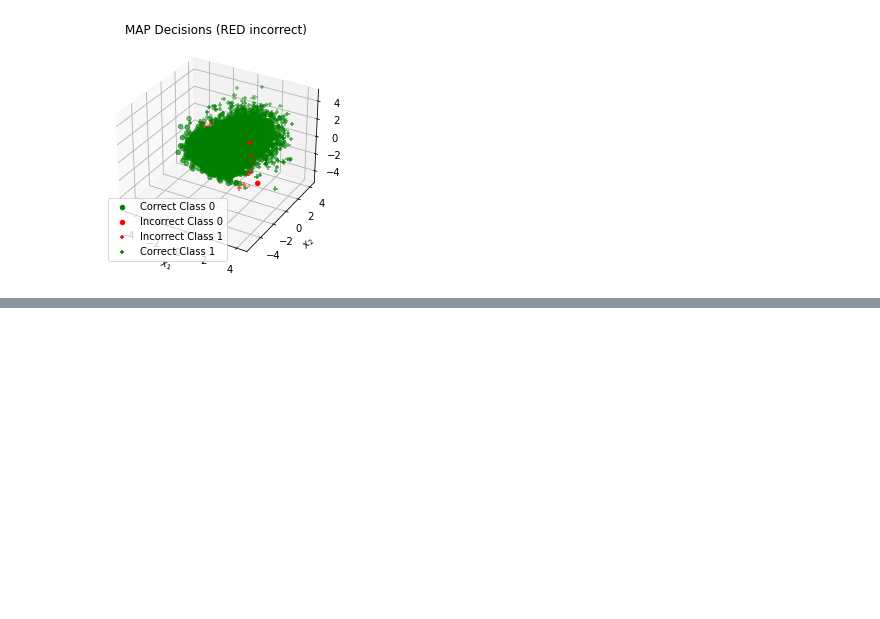
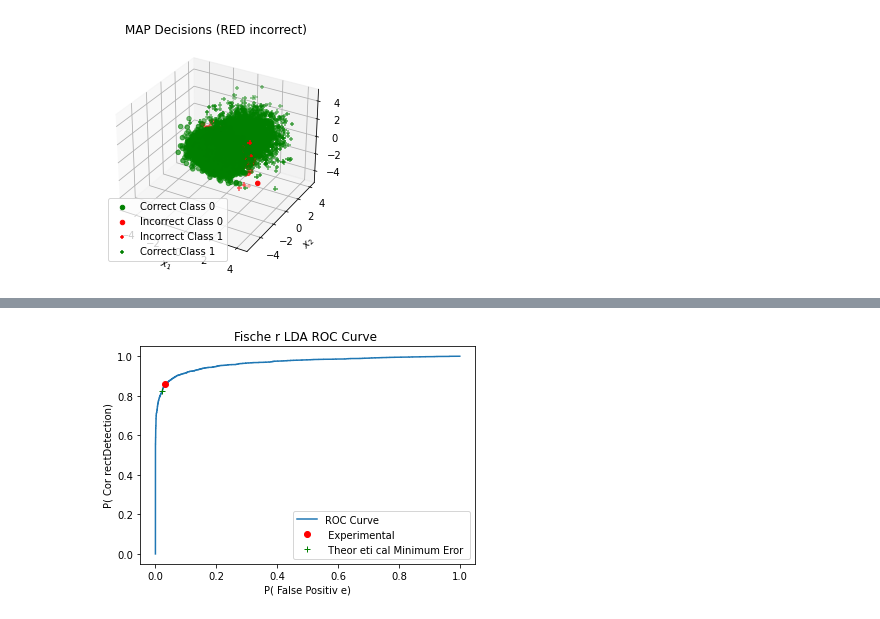
Before and after one commit to meuliano/EECE5644, a Jupyter notebook: HW1/hw1_1.ipynb, the cells around one changed output, grey strips where cells are left out. Drawn from its saved outputs; the diff is of its cells as text; code cells hidden in the pictures; blank space fills up the shorter version.

```diff
--- a/HW1/hw1_1.ipynb
+++ b/HW1/hw1_1.ipynb
@@ -358 +379,78 @@ Smallest P(error) for ERM = 0.05826969545758562
 Smallest P(error) for LDA = 0.06610000000000002
+# %%
+# Simple Function to get average of a list
+def get_average(list):
+    return sum( list)/ len(list)
+
+# calculate mu projections
+r0 = X[labels==0]
+r1 = X[labels==1]
+mu0proj = np.transpose(np.array([get_average(r0[:, 0]), get_average(r0[:, 1]), get_average(r0[:, 2])]))
+mu1proj = np.transpose(np.array([get_average(r1[:, 0]), get_average(r1[:, 1]), get_average(r1[:, 2])]))# calculate covaria nceproj e ction s
+sigma0proj = np.cov(r0, rowvar=False)
+sigma1proj = np.cov(r1, rowvar=False)
+
+# calculate between scatter and within scatter
+Sb = (mu0proj - mu1proj)* np.transpose (mu0proj - mu1proj)
+print(Sb)
+Sw = sigma0proj + sigma1proj
+print(Sw)
+
+# get eigenvectors and eigenvalues from Sw^-1 * Sb
+# w = eigenvalues, v = normalized eigenvectors
+w, v = np.linalg.eig(np.linalg.inv(Sw) * Sb)
+max_eigen_index = 0
+
+# find index of maximum eigenvalue
+for i in range(0, len (w)):
+    if w[i] == max(w) :
+        max_eigen_index = i
+
+
+# assign wLDA to correct eigenvector and calculate LDA for 2 distributions
+# Note : for some r eason numpy hasb othth e wLDA andth e d ataal r ead ytranspos e dsothis fix # formul a
+wLDA = v[:, max_eigen_index]
+yLDA0 = np.matmul(wLDA, r0.T)
+yLDA1 = np.matmul(wLDA, r1.T)
+totalLDA = list(yLDA0) + list(yLDA1)
+false_positive =[]
+true_positive =[]
+prob_error =[]
+gamma_values =[]
+# us e same logic asa bov eto make d e cisio n s
+for i in sorted(totalLDA):
+    fp = len([ j for j in yLDA0 if j >=i ])/ Nl[0]
+    tp = len([ j for j in yLDA1 if j >=i ])/ Nl[1]
+    false_positive.append(fp)
+    true_positive.append(tp)
+    gamma_values.append(i)
+    prob_error.append(fp *priors[0] + (1 - tp)* priors[1])
+
+minimum_error = min( prob_error)
+minimum_index = 0
+for i in range(0, len(prob_error)) :
+    if prob_error [i] == minimum_error :
+        minimum_index = i
+        break
+
+print('PartC')
+print('Experimental Gamma ')
+print(gamma_values[minimum_index])
+print('Experimental min_error ')
+print (min( prob_error))
+print('Theor eti cal Eror ')
+theo_fp = len([ j for j in yLDA0 if j >=(priors[1]/priors[0]) ])/ Nl[0]
+theo_tp = len([ j for j in yLDA1 if j >=(priors[1]/priors[0]) ])/ Nl[1]
+print(theo_fp *priors[0] + (1- theo_tp)* priors[1])
+
+# plotd ata
+plt.figure(3)
+plt.plot(false_positive,true_positive,label= 'ROC Curve ')
+plt.plot(false_positive [minimum_index],true_positive [minimum_index], 'ro',label= ' Experimental ')
+plt.plot(theo_fp, theo_tp, 'g+',label= ' Theor eti cal Minimum Eror ')
+plt.title('Fische r LDA ROC Curve ')
+plt.ylabel('P( Cor rectDetection)')
+plt.xlabel('P( False Positiv e)')
+plt.legend()
+plt.show()
+# %% [output]
@@ -358,0 +468 @@ Smallest P(error) for LDA = 0.06610000000000002
+[figure, added]
```
Also changed, not shown: parts of 7 cells of this notebook, 2 other files.
